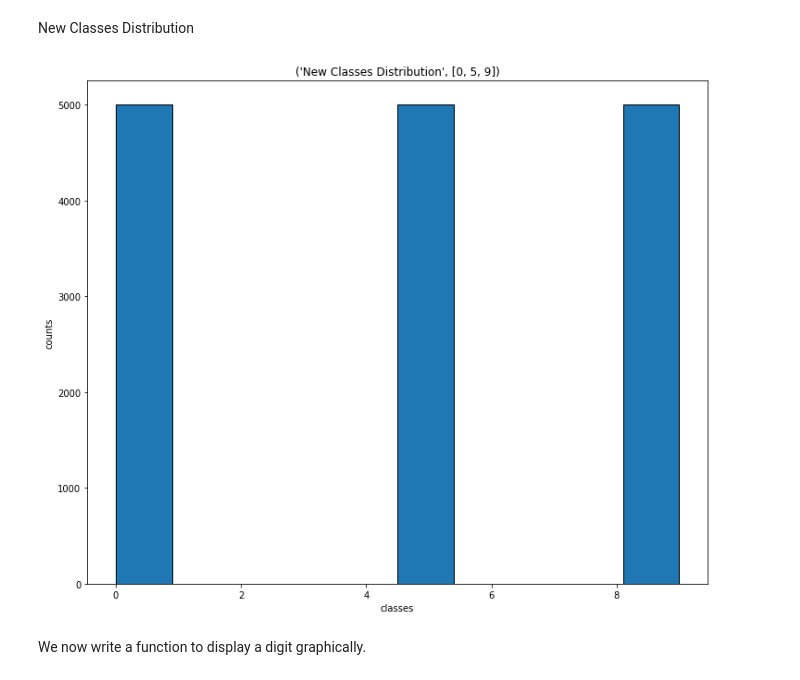
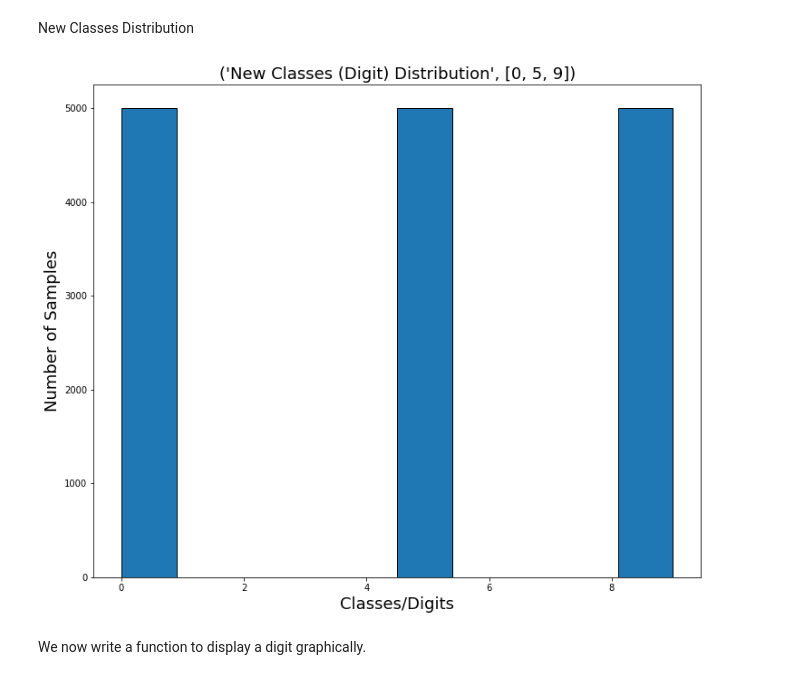
Before and after one commit to ET5003-Group1/ET5003, a Jupyter notebook: Etivity_1_Nigel_Portley_9022724.ipynb, the cells around one changed output. Cells and saved outputs as stored; diff of their text form; code cells hidden in the pictures.

```diff
--- a/Etivity_1_Nigel_Portley_9022724.ipynb
+++ b/Etivity_1_Nigel_Portley_9022724.ipynb
@@ -255,16 +255,16 @@ New Classes Distribution
 # %%
 # new histogram
 fig, ax = plt.subplots(figsize=(12,10))
 ind = np.arange(n_classes)
 
 n, bins, patches = ax.hist(y_train, ec='black', align='mid')
-ax.set_xlabel('classes')
-ax.set_ylabel('counts')
-title = 'New Classes Distribution', classes
-plt.title(title)
+ax.set_xlabel('Classes/Digits', fontsize = 18)
+ax.set_ylabel('Number of Samples', fontsize = 18)
+title = 'New Classes (Digit) Distribution', classes
+plt.title(title, fontsize = 18)
 plt.show()
 # %% [output]
-[figure, old version]
+[figure, new version]
 # %% [markdown]
 We now write a function to display a digit graphically.
 # %%
```
Also changed, not shown: parts of 27 cells of this notebook.
